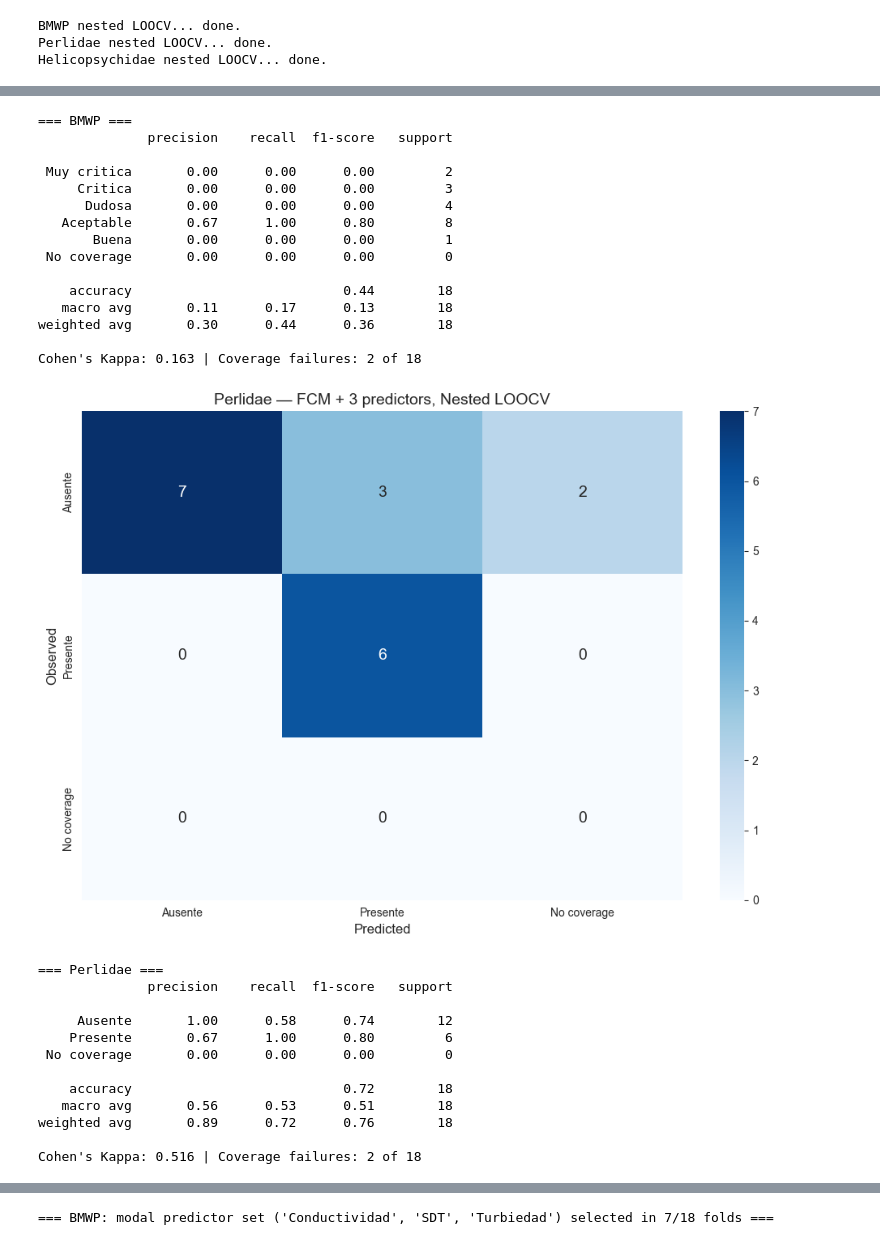
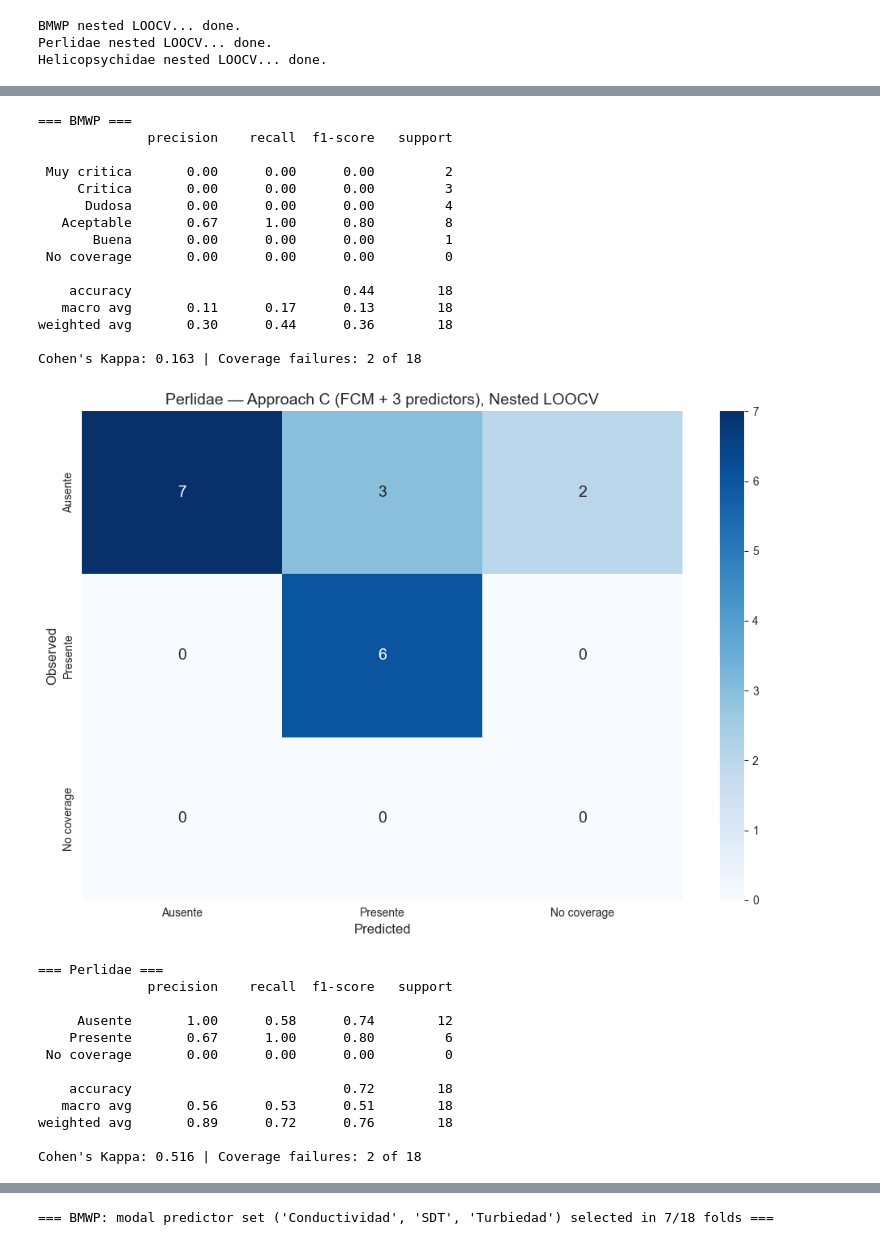
Before and after one commit to saulo1112/cali-river-biomonitoring, a Jupyter notebook: notebooks/01_fuzzy_logic/01b_fuzzy_final.ipynb, the cells around one changed output, grey strips where cells are left out. Drawn from its saved outputs; the diff is of its cells as text; code cells hidden in the pictures.

```diff
--- a/notebooks/01_fuzzy_logic/01b_fuzzy_final.ipynb
+++ b/notebooks/01_fuzzy_logic/01b_fuzzy_final.ipynb
@@ -402,43 +402,43 @@ print("=== BMWP ===")
 print(classification_report(res['y_true'], res['y_pred'], labels=bmwp_labels, zero_division=0))
 print(f"Cohen's Kappa: {nest_class['BMWP']['kappa']:.3f} | Coverage failures: {len(res['failed'])} of 18\n")
 
-# Perlidae
+# Perlidae (Approach C: FCM + 3 predictors)
 res = nested_results['Perlidae']
 perl_labels = ['Ausente', 'Presente'] + (['No coverage'] if 'No coverage' in res['y_pred'] else [])
 plot_confusion(res['y_true'], res['y_pred'], perl_labels,
-               'Perlidae — FCM + 3 predictors, Nested LOOCV',
+               'Perlidae — Approach C (FCM + 3 predictors), Nested LOOCV',
                'fuzzy_perlidae_confusion_matrix_validation.png')
 print("=== Perlidae ===")
 print(classification_report(res['y_true'], res['y_pred'], labels=perl_labels, zero_division=0))
 print(f"Cohen's Kappa: {nest_class['Perlidae']['kappa']:.3f} | Coverage failures: {len(res['failed'])} of 18\n")
 
-# Helicopsychidae (Approach D: FCM + 2 predictors)
+# Helicopsychidae (Approach B: FCM + 2 predictors)
 res = nested_results['Helicopsychidae']
 heli_labels = ['Ausente', 'Presente'] + (['No coverage'] if 'No coverage' in res['y_pred'] else [])
 plot_confusion(res['y_true'], res['y_pred'], heli_labels,
-               'Helicopsychidae — Approach D (FCM + 2 predictors), Nested LOOCV',
+               'Helicopsychidae — Approach B (FCM + 2 predictors), Nested LOOCV',
                'fuzzy_helicopsychidae_confusion_matrix_validation.png')
 print("=== Helicopsychidae ===")
 print(classification_report(res['y_true'], res['y_pred'], labels=heli_labels, zero_division=0))
 print(f"Cohen's Kappa: {nest_class['Helicopsychidae']['kappa']:.3f} | Coverage failures: {len(res['failed'])} of 18")
 # %% [output]
 [figure]
 === BMWP ===
               precision    recall  f1-score   support
 
  Muy critica       0.00      0.00      0.00         2
      Critica       0.00      0.00      0.00         3
       Dudosa       0.00      0.00      0.00         4
    Aceptable       0.67      1.00      0.80         8
        Buena       0.00      0.00      0.00         1
  No coverage       0.00      0.00      0.00         0
 
     accuracy                           0.44        18
    macro avg       0.11      0.17      0.13        18
 weighted avg       0.30      0.44      0.36        18
 
 Cohen's Kappa: 0.163 | Coverage failures: 2 of 18
-[figure, old version]
+[figure, new version]
 === Perlidae ===
               precision    recall  f1-score   support
 
```
Also changed, not shown: parts of 6 cells of this notebook, 19 other files.
